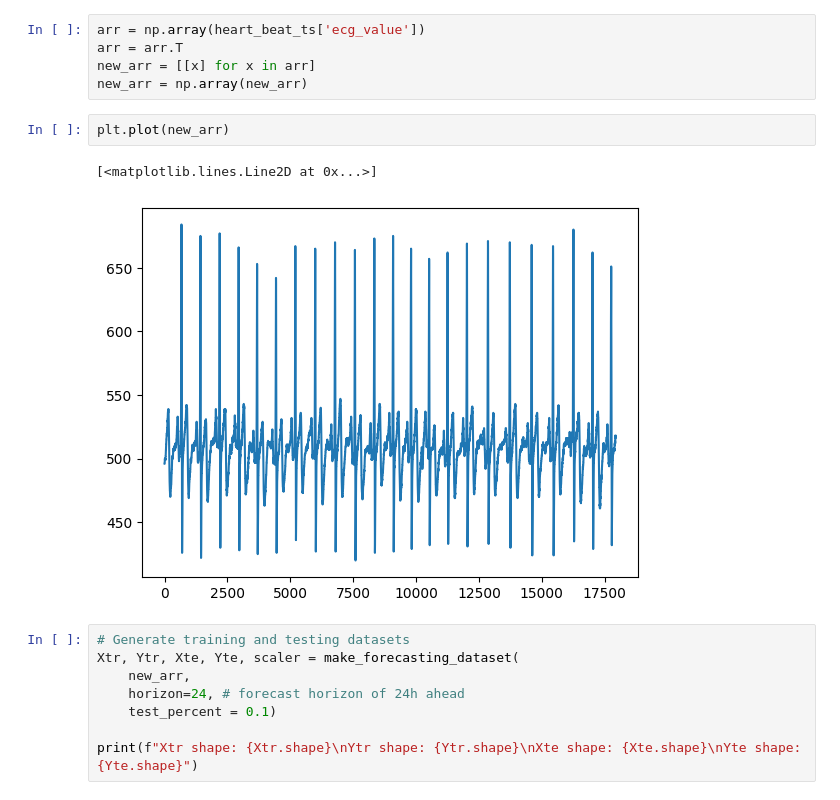
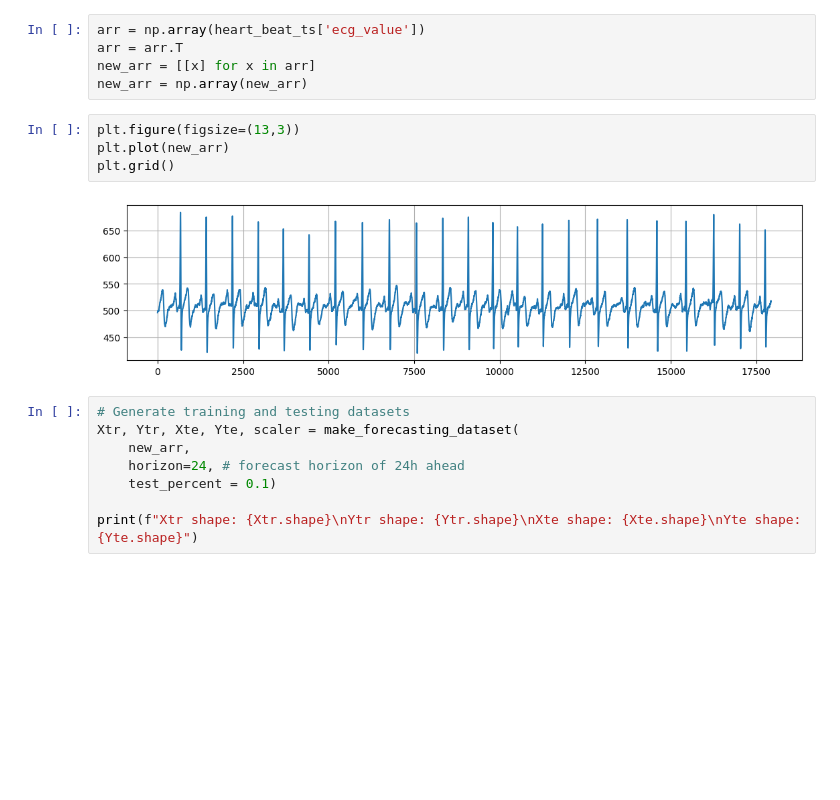
Before and after one commit to TAUforPython/Reservoir-Computing, a Jupyter notebook: RC ECG forecasting.ipynb, the cells around one changed output. Cells and saved outputs as stored; diff of their text form; blank space fills up the shorter version.

```diff
--- a/RC ECG forecasting.ipynb
+++ b/RC ECG forecasting.ipynb
@@ -112,10 +74,11 @@ arr = arr.T
 new_arr = [[x] for x in arr]
 new_arr = np.array(new_arr)
 # %%
+plt.figure(figsize=(13,3))
 plt.plot(new_arr)
+plt.grid()
 # %% [output]
-[<matplotlib.lines.Line2D at 0x...>]
-[figure, old version]
+[figure, new version]
 # %%
 # Generate training and testing datasets
 Xtr, Ytr, Xte, Yte, scaler = make_forecasting_dataset(
```
Also changed, not shown: parts of 11 cells of this notebook.
